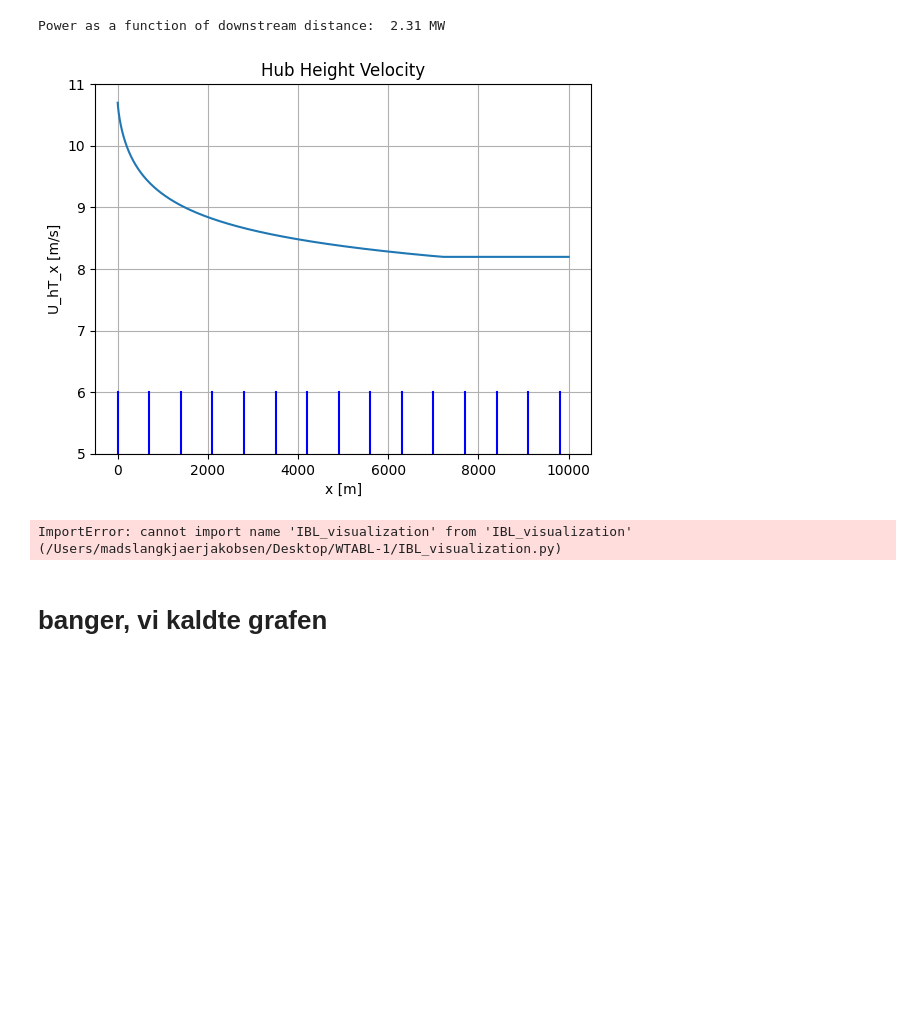
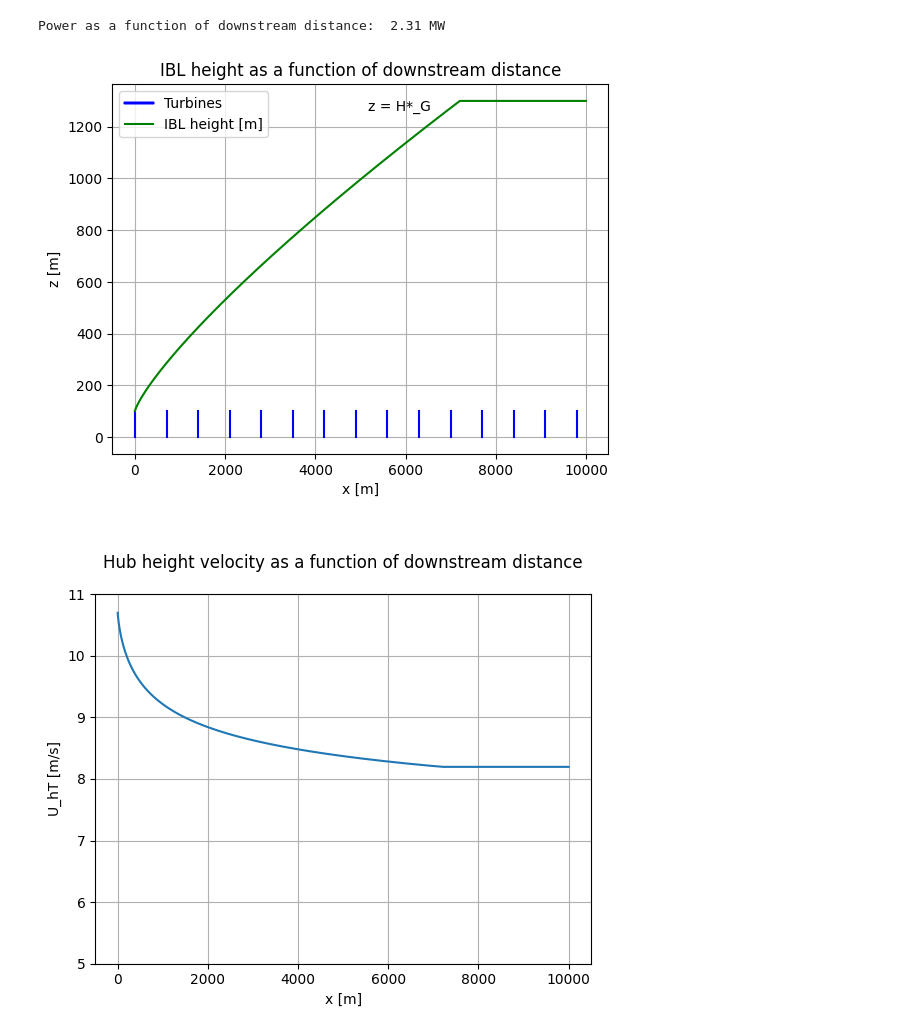
Before and after one commit to marcinsadowy/WTABL, a Jupyter notebook: WTABL.ipynb, the cells around one changed output. Drawn from its saved outputs; the diff is of its cells as text; code cells hidden in the pictures; blank space fills up the shorter version.

```diff
--- a/WTABL.ipynb
+++ b/WTABL.ipynb
@@ -74,15 +74,14 @@ print("Power as a function of downstream distance: ", round(P_x/1000000, 2), "MW
 # %% [output]
 Power as a function of downstream distance:  2.31 MW
 # %%
-from IBL_visualization import IBL_visualization
+from IBL_visualization import ibl_visualization
+from HubHeightVelocity import U_cT
 
 x_len = 10000
 H_G = 1300
 
-# Hej1
-IBL_visualization(x, x_len, delta_ibl_0, z_0hi, u_star, k, z_0lo, beta, H_G)
+ibl_visualization(delta_ibl_0, z_0hi, z_h, s_x, D, x_len, H_G)
+U_cT(x, x_len, delta_ibl_0, z_0hi, u_star, k, z_0lo, beta, H_G)
 # %% [output]
-[figure, old version]
+[figure, new version]
-ImportError: cannot import name 'IBL_visualization' from 'IBL_visualization' (/Users/madslangkjaerjakobsen/Desktop/WTABL-1/IBL_visualization.py)
+[figure, added]
-# %% [markdown]
-# banger, vi kaldte grafen
```
Also changed, not shown: 2 other files.
